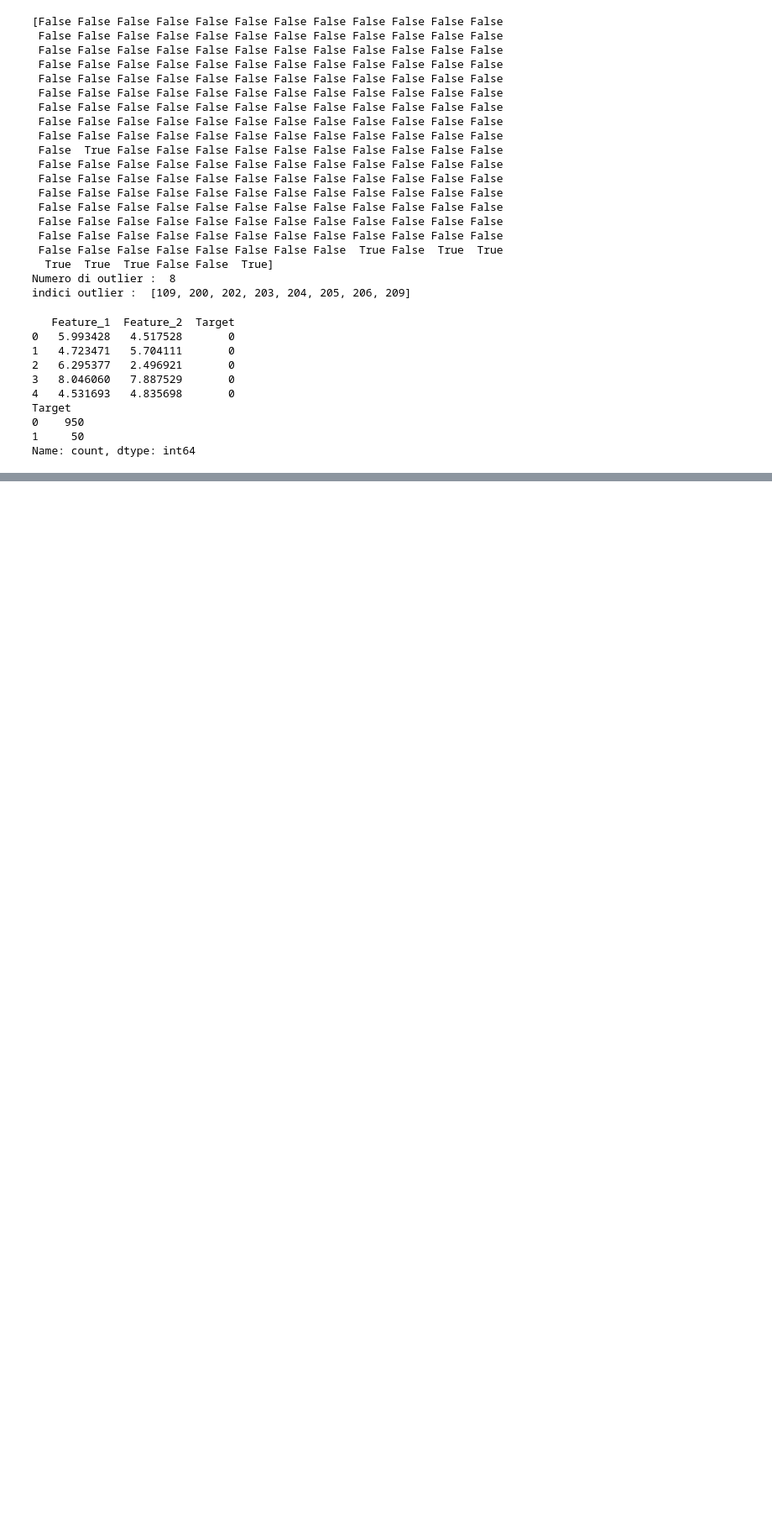
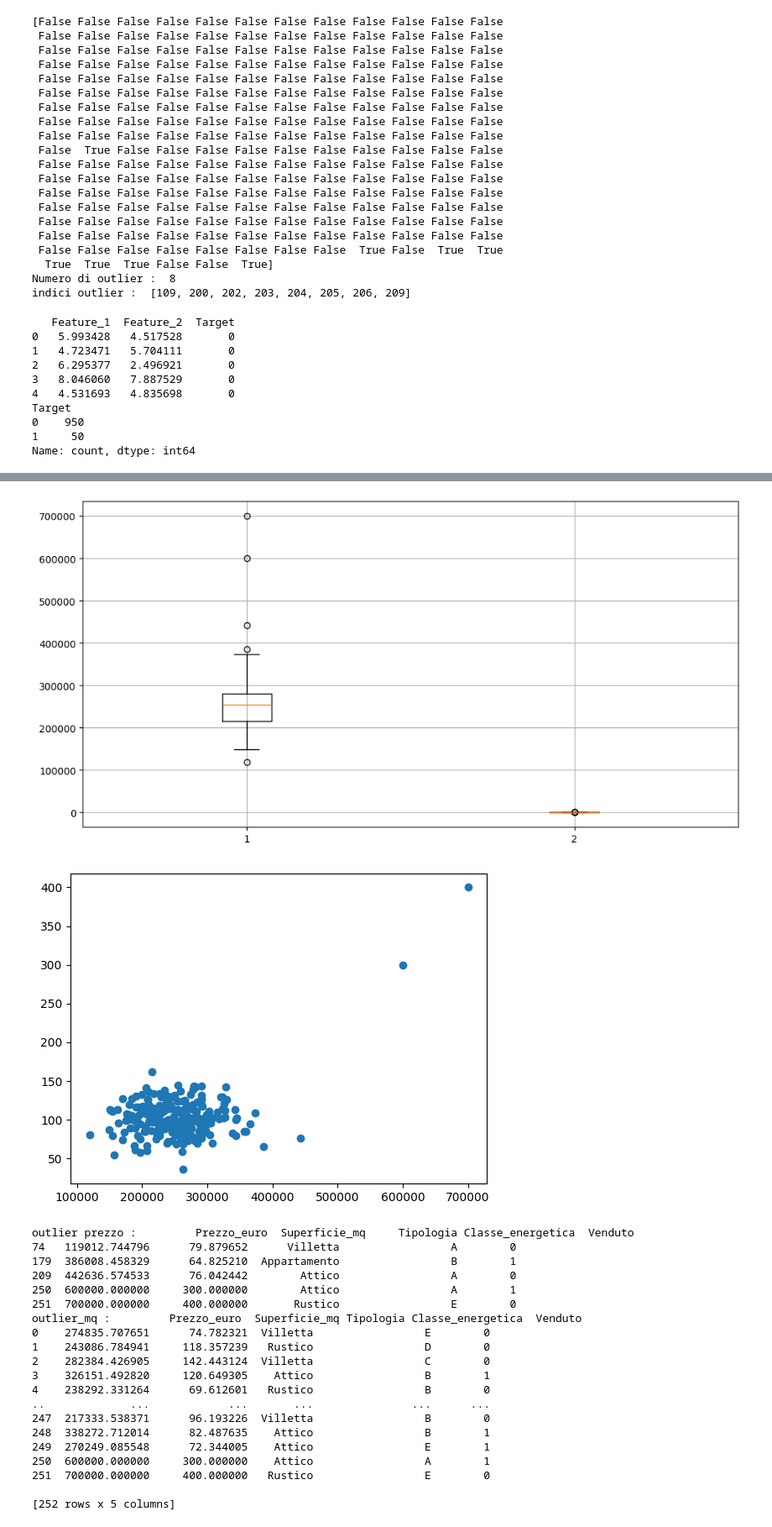
Before and after one commit to omvori/appuntini_its, a Jupyter notebook: Python/Datascience/datascience_data_processing_esercizi.ipynb, the cells around one changed output, grey strips where cells are left out. Shown at 84% size. Saved outputs shown, nothing was run; the diff lists cells and outputs as text; code cells hidden in the pictures; blank space fills up the shorter version.

```diff
--- a/Python/Datascience/datascience_data_processing_esercizi.ipynb
+++ b/Python/Datascience/datascience_data_processing_esercizi.ipynb
@@ -159,0 +285,79 @@ Name: count, dtype: int64
+# %%
+#esercitazione 1 *3*
+
+import numpy as np
+
+dfes1 = pd.read_excel(r'c:\Users\Andrea C\Desktop\its\Py\datascience\roba_es_preprocess\esercizio_immobili_preprocessing.xlsx')
+
+#applicazione
+
+plt.figure(figsize=(12,6))
+
+plt.boxplot([
+    dfes1['Prezzo_euro'],
+    dfes1['Superficie_mq'],
+])
+plt.grid(True)
+plt.show()
+
+plt.Figure(figsize=(12,6))
+
+plt.scatter(x=dfes1['Prezzo_euro'],y=dfes1['Superficie_mq'])
+plt.show()
+
+plt.tight_layout()
+
+#individuare gli otulier
+
+q1_prezzo = np.percentile(dfes1['Prezzo_euro'],25)
+q3_prezzo = np.percentile(dfes1['Prezzo_euro'],75)
+
+q1_mq = np.percentile(dfes1['Superficie_mq'],25)
+q3_mq = np.percentile(dfes1['Superficie_mq'],75)
+
+iqr_prezzo = q3_prezzo-q1_prezzo
+iqr_mq = q3_mq - q1_mq
+
+lim_inf_prezzp = q1_prezzo - 1.5 * iqr_prezzo
+lim_sup_prezzo = q3_prezzo + 1.5 * iqr_prezzo
+
+lim_inf_mq =  - 1.5 * iqr_mq
+lim_sup_mq = q3_prezzo + 1.5 * iqr_mq
+
+
+outlier = dfes1[(dfes1['Prezzo_euro'] < lim_inf_prezzp) | (dfes1['Prezzo_euro'] > lim_sup_prezzo)]
+outlier_mq = dfes1[(dfes1['Superficie_mq'] < lim_inf_prezzp) | (dfes1['Superficie_mq'] > lim_sup_prezzo)]
+
+
+
+print("outlier prezzo : ", outlier)
+print("outlier_mq : ", outlier_mq)
+
+
+
+#rimozione/sostituzione outlier
+
+dfes1.loc['Prezzo_euro']
+# %% [output]
+[figure, added]
+[figure, added]
+outlier prezzo :         Prezzo_euro  Superficie_mq     Tipologia Classe_energetica  Venduto
+74   119012.744796      79.879652      Villetta                 A        0
+179  386008.458329      64.825210  Appartamento                 B        1
+209  442636.574533      76.042442        Attico                 A        0
+250  600000.000000     300.000000        Attico                 A        1
+251  700000.000000     400.000000       Rustico                 E        0
+outlier_mq :         Prezzo_euro  Superficie_mq Tipologia Classe_energetica  Venduto
+0    274835.707651      74.782321  Villetta                 E        0
+1    243086.784941     118.357239   Rustico                 D        0
+2    282384.426905     142.443124  Villetta                 C        0
+3    326151.492820     120.649305    Attico                 B        1
+4    238292.331264      69.612601   Rustico                 B        0
+..             ...            ...       ...               ...      ...
+247  217333.538371      96.193226  Villetta                 B        0
+248  338272.712014      82.487635    Attico                 B        1
+249  270249.085548      72.344005    Attico                 E        1
+250  600000.000000     300.000000    Attico                 A        1
+251  700000.000000     400.000000   Rustico                 E        0
+
+[252 rows x 5 columns]
```
Also changed, not shown: parts of 6 cells of this notebook.
